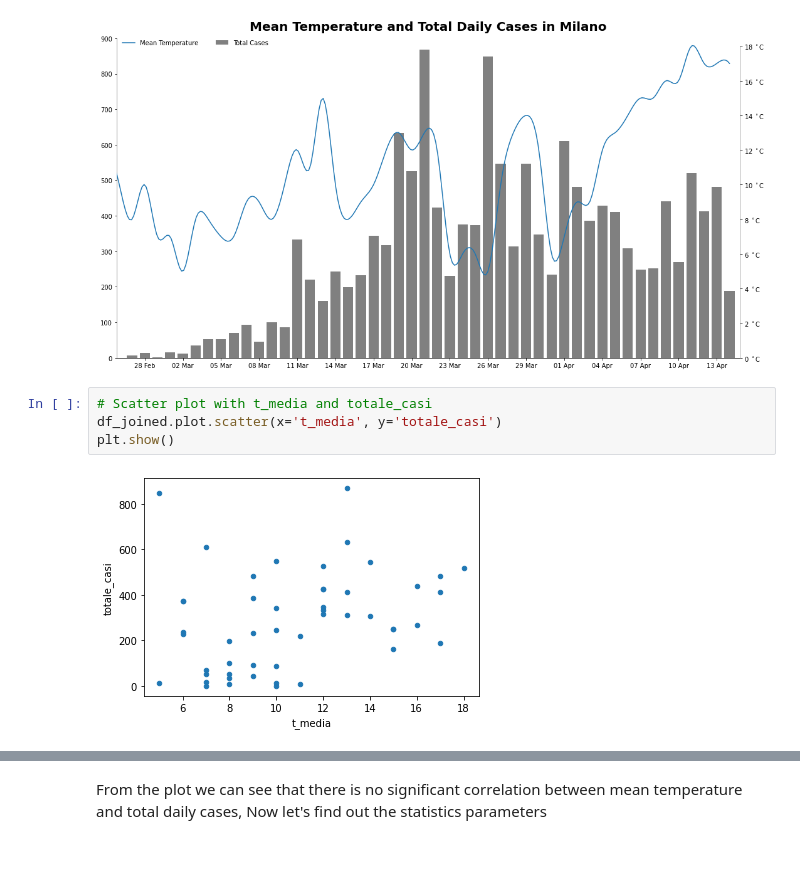
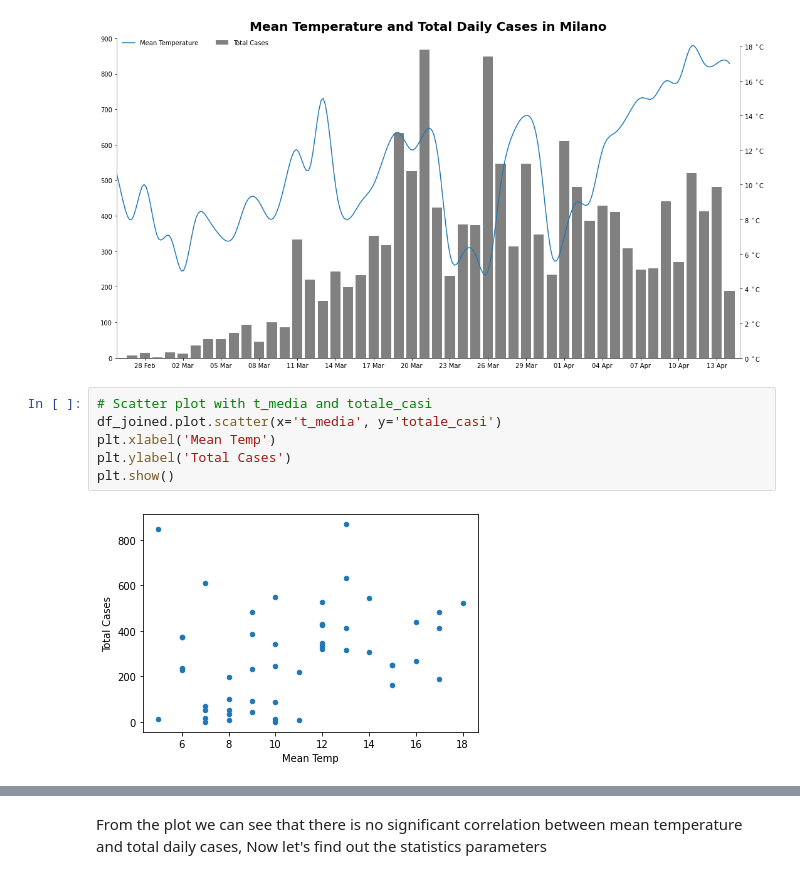
Before and after one commit to aribasadme/COVID19, a Jupyter notebook: covid19_italia.ipynb, the cells around one changed output, grey strips where cells are left out. Saved outputs shown, nothing was run; the diff lists cells and outputs as text.

```diff
--- a/covid19_italia.ipynb
+++ b/covid19_italia.ipynb
@@ -752,6 +777,8 @@ fig.tight_layout()
 # %%
 # Scatter plot with t_media and totale_casi
 df_joined.plot.scatter(x='t_media', y='totale_casi')
+plt.xlabel('Mean Temp')
+plt.ylabel('Total Cases')
 plt.show()
 # %% [output]
-[figure, old version]
+[figure, new version]
```
Also changed, not shown: parts of 23 cells of this notebook.
